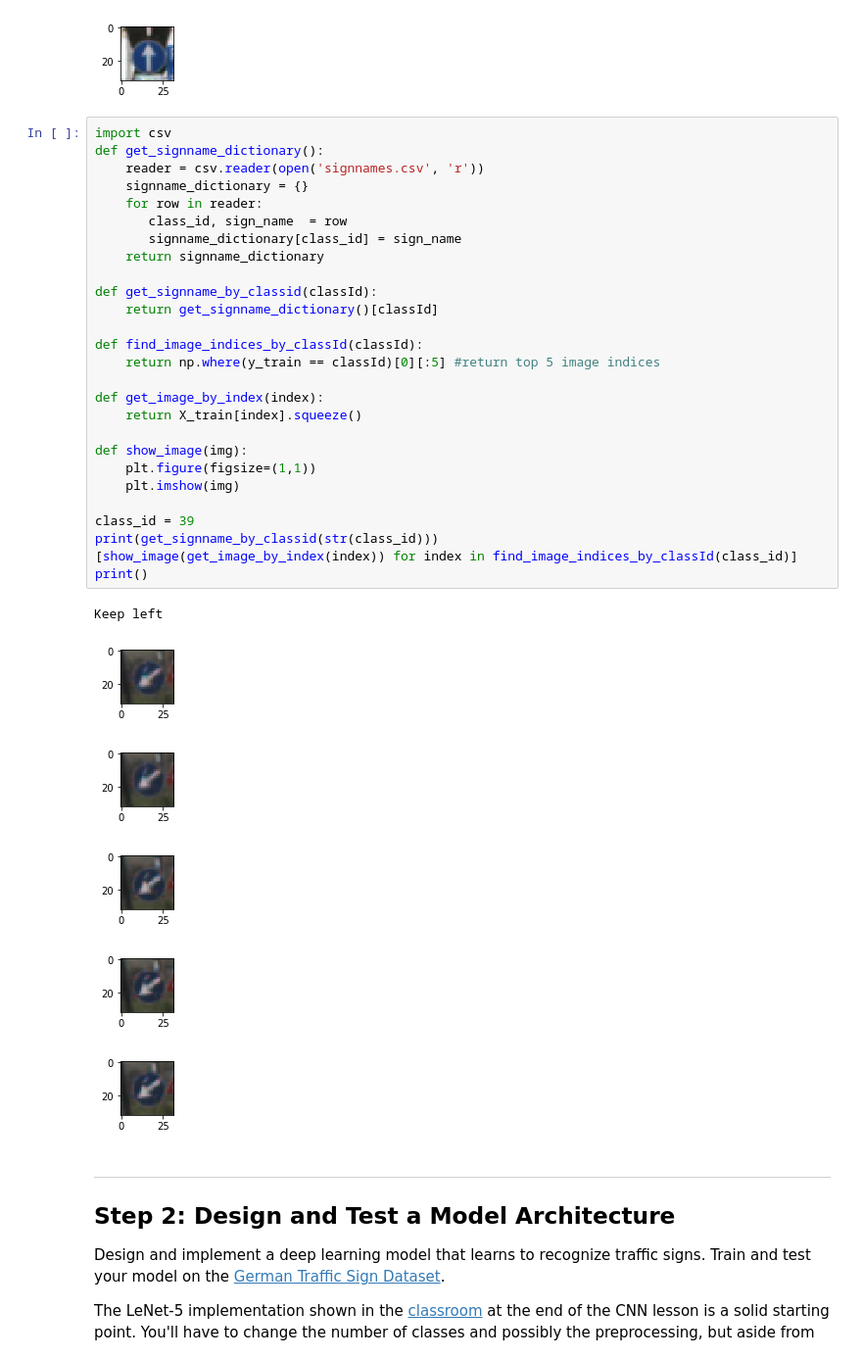
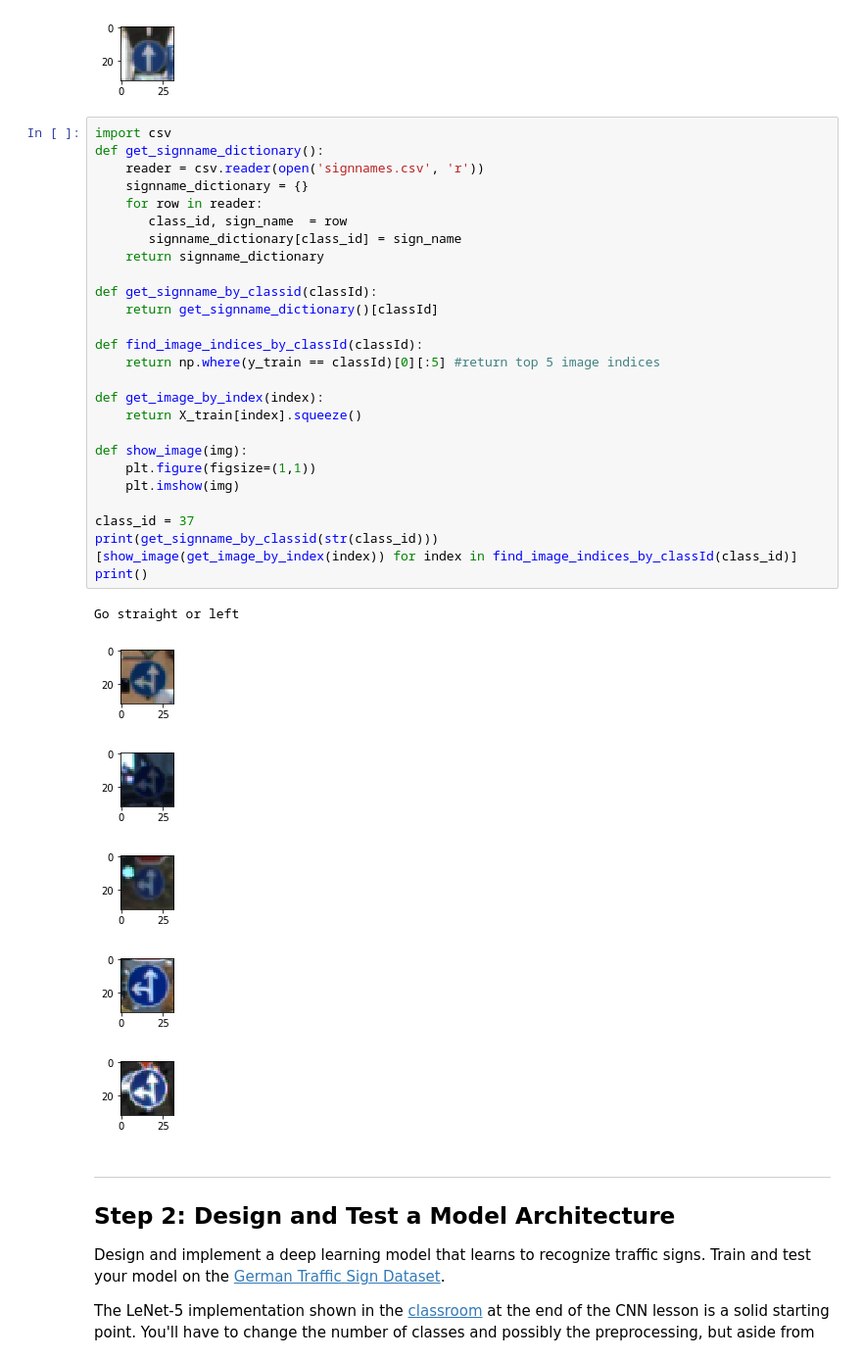
Before and after one commit to asunar/CarND-Traffic-Sign-Classifier-Project, a Jupyter notebook: Traffic_Sign_Classifier.ipynb, the cells around one changed output. Shown: that part at 98% size. Drawn from its saved outputs; the diff is of its cells as text.

```diff
--- a/Traffic_Sign_Classifier.ipynb
+++ b/Traffic_Sign_Classifier.ipynb
@@ -117,37 +117,37 @@ Sign id:35
 # %%
 import csv
 def get_signname_dictionary():
     reader = csv.reader(open('signnames.csv', 'r'))
     signname_dictionary = {}
     for row in reader:
        class_id, sign_name  = row
        signname_dictionary[class_id] = sign_name
     return signname_dictionary
 
 def get_signname_by_classid(classId):
     return get_signname_dictionary()[classId]
 
 def find_image_indices_by_classId(classId):
     return np.where(y_train == classId)[0][:5] #return top 5 image indices
 
 def get_image_by_index(index):
     return X_train[index].squeeze()
 
 def show_image(img):
     plt.figure(figsize=(1,1))
     plt.imshow(img)
 
-class_id = 39
+class_id = 37
 print(get_signname_by_classid(str(class_id)))
 [show_image(get_image_by_index(index)) for index in find_image_indices_by_classId(class_id)]
 print()
 # %% [output]
-Keep left
+Go straight or left
-[figure, old version]
+[figure, new version]
-[figure, old version]
+[figure, new version]
-[figure, old version]
+[figure, new version]
-[figure, old version]
+[figure, new version]
-[figure, old version]
+[figure, new version]
 # %% [markdown]
 ----
 
```
Also changed, not shown: parts of 3 cells of this notebook, 5 other files.
